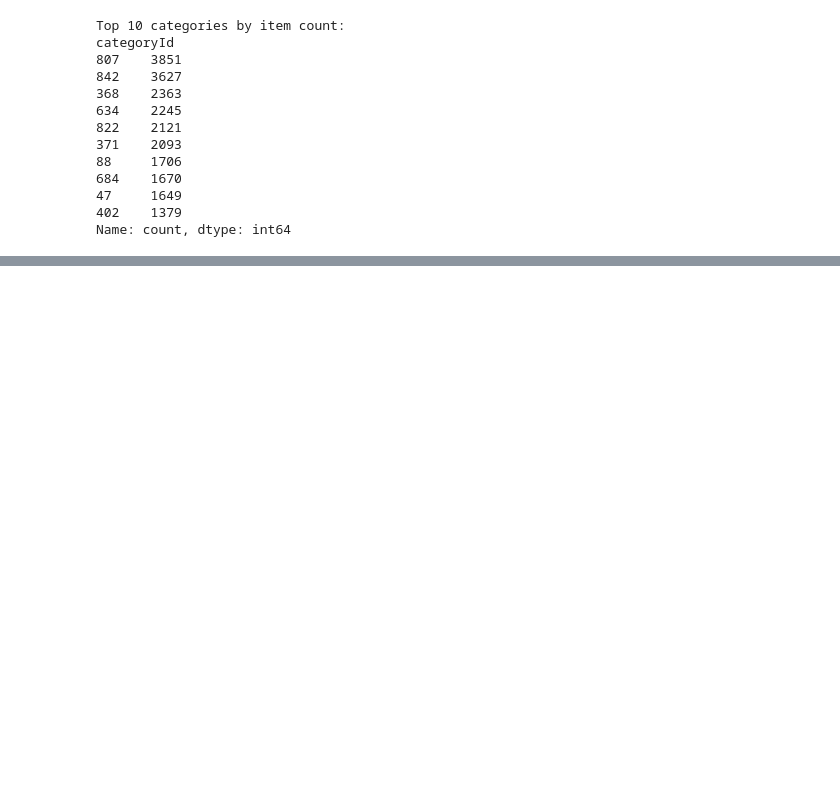
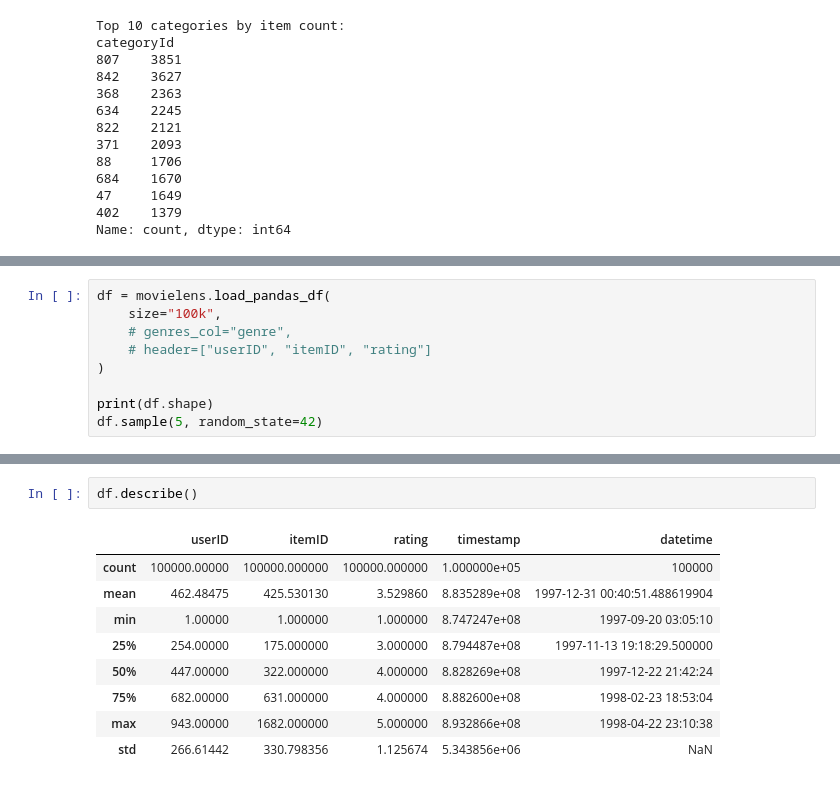
Before and after one commit to DavidCC63/RecSys-Group-7, a Jupyter notebook: data_analysis.ipynb, the cells around one changed output, grey strips where cells are left out. Drawn from its saved outputs; the diff is of its cells as text; blank space fills up the shorter version.

Commit message:
fix(data_analysis): analisis de datos de movielens y digital music

```diff
--- a/data_analysis.ipynb
+++ b/data_analysis.ipynb
@@ -139,0 +165,9 @@ Name: count, dtype: int64
+# %%
+df = movielens.load_pandas_df(
+    size="100k",
+    # genres_col="genre",
+    # header=["userID", "itemID", "rating"]
+)
+
+print(df.shape)
+df.sample(5, random_state=42)
@@ -139,0 +182,12 @@ Name: count, dtype: int64
+# %%
+df.describe()
+# %% [output]
+|  | userID | itemID | rating | timestamp | datetime |
+| count | 100000.00000 | 100000.000000 | 100000.000000 | 1.000000e+05 | 100000 |
+| mean | 462.48475 | 425.530130 | 3.529860 | 8.835289e+08 | 1997-12-31 00:40:51.488619904 |
+| min | 1.00000 | 1.000000 | 1.000000 | 8.747247e+08 | 1997-09-20 03:05:10 |
+| 25% | 254.00000 | 175.000000 | 3.000000 | 8.794487e+08 | 1997-11-13 19:18:29.500000 |
+| 50% | 447.00000 | 322.000000 | 4.000000 | 8.828269e+08 | 1997-12-22 21:42:24 |
+| 75% | 682.00000 | 631.000000 | 4.000000 | 8.882600e+08 | 1998-02-23 18:53:04 |
+| max | 943.00000 | 1682.000000 | 5.000000 | 8.932866e+08 | 1998-04-22 23:10:38 |
+| std | 266.61442 | 330.798356 | 1.125674 | 5.343856e+06 | NaN |
```
Also changed, not shown: parts of 13 cells of this notebook.
